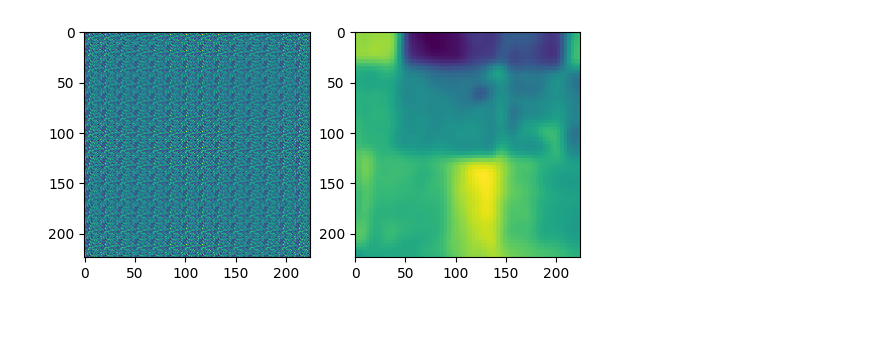
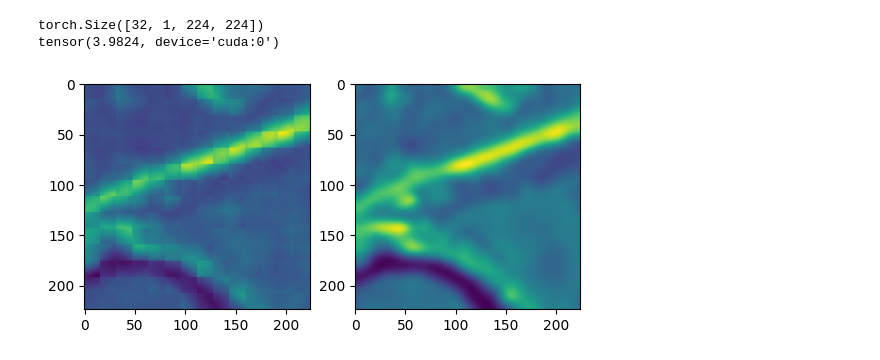
Before and after one commit to guorbit/swir-syntesizer, a Jupyter notebook: simple.ipynb, the cells around one changed output. Saved outputs shown, nothing was run; the diff lists cells and outputs as text; code cells hidden in the pictures; blank space fills up the shorter version.

```diff
--- a/simple.ipynb
+++ b/simple.ipynb
@@ -12,10 +94,10 @@ model = MaskedAutoencoderViT(
     embed_dim=768,
     depth=12,
     num_heads=12,
-    decoder_depth=4,
+    decoder_depth=2,
     mlp_ratio=4,
-    decoder_num_heads=12,
-    decoder_embed_dim=384,
+    decoder_num_heads=6,
+    decoder_embed_dim=192,
 )
 # %%
 total_params = sum(p.numel() for p in model.parameters())
@@ -90,6 +259,8 @@ import rasterio
 from rasterio.plot import show
 import matplotlib.pyplot as plt
 import numpy as np
+# %%
+model = model.cuda()
 # %%
 from torch.utils.data import DataLoader,Dataset
 import os
@@ -125,5 +334,6 @@ train_loader = DataLoader(train_dataset, batch_size=4, shuffle=True)
 # %%
-optimizer = optim.Adam(model.parameters(), lr=1e-4)
-loss_fn = PerceptualLoss()
-epochs = 1
+optimizer = optim.AdamW(model.parameters(), lr=1e-3)
+# loss_fn =CombinedLoss(beta = 3.0).cuda()
+loss_fn =nn.MSELoss()
+epochs = 4
 # %%
@@ -160,21 +384,19 @@ KeyboardInterrupt:
 # %%
 
 with torch.no_grad():
-    with rasterio.open('data/EuroSAT_MS/EuroSAT_MS/full/AnnualCrop_1.tif') as src:
-        img = src.read()
-        img = torch.tensor(img).float()
-        img = img / 255.0
-        img = img * 2.0 - 1.0
-        img = img.unsqueeze(0)
-        img = F.interpolate(img, size=(224, 224))
-        img = img.squeeze(0)
-        x = img[3:5+1].unsqueeze(0)
-        y = img[11].unsqueeze(0).unsqueeze(0)
-        y_pred,_,_ = model(x)
-        # plot it next to each other
-        fig, axs = plt.subplots(1, 2)
-        axs[0].imshow(y_pred[0,0].cpu().numpy())
-        axs[1].imshow(y[0,0].cpu().numpy())
-        plt.show()
+    x,y,img= next(iter(test_loader))
+    x = x.cuda()
+    y = y.cuda()
+    img = img.cuda()
+    y_pred,_,_ = model(x)
+    print(y_pred.shape)
+    print(loss_fn(y_pred,y))
+    # plot it next to each other
+    fig, axs = plt.subplots(1, 2)
+    axs[0].imshow(y_pred[0,0].cpu().numpy())
+    axs[1].imshow(y[0,0].cpu().numpy())
+    plt.show()
 # %% [output]
+torch.Size([32, 1, 224, 224])
+tensor(3.9824, device='cuda:0')
-[figure, old version]
+[figure, new version]
```
Also changed, not shown: parts of 25 cells of this notebook, 2 other files.
